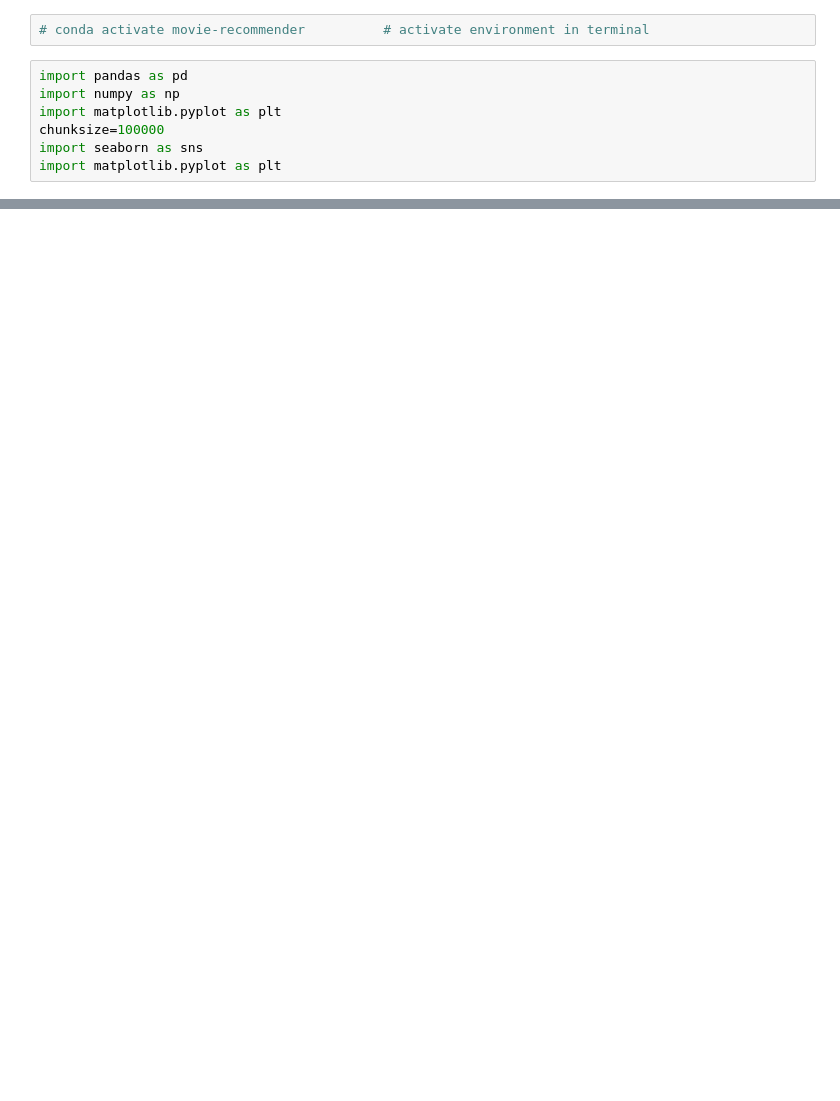
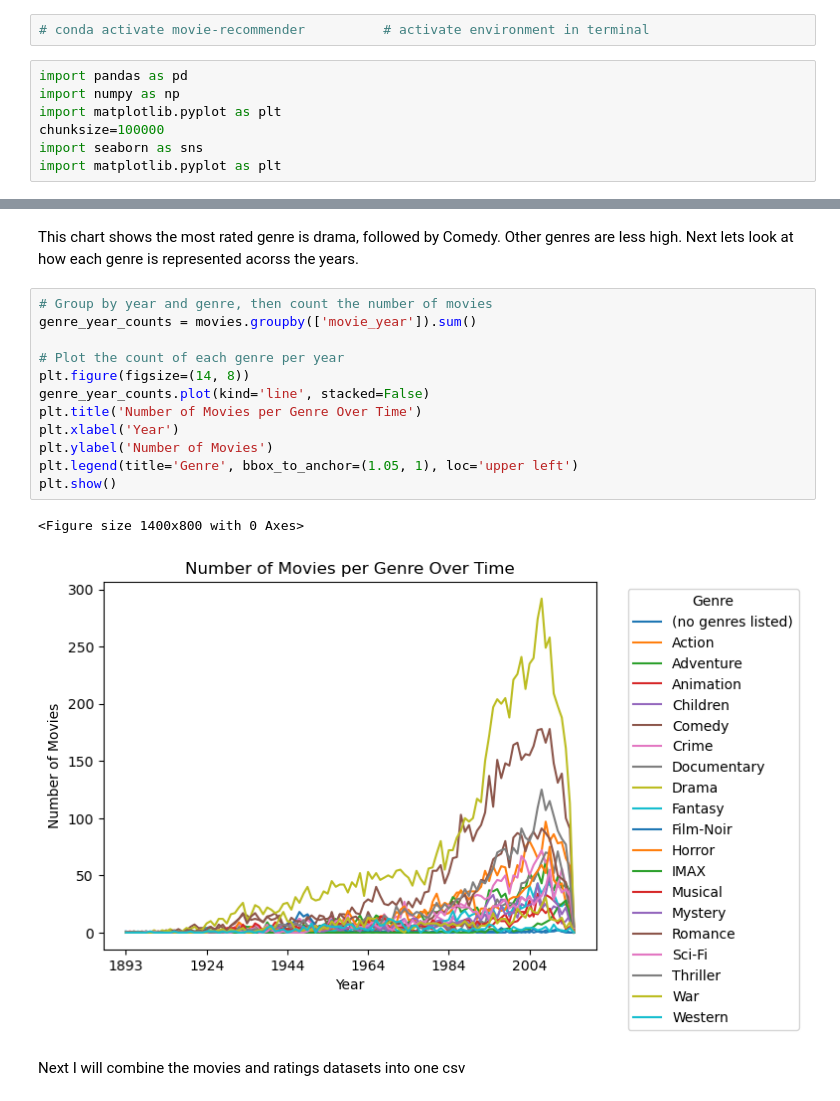
Before and after one commit to padraicohora/movie-recommendation, a Jupyter notebook: exploration/movies_univariate.ipynb, the cells around one changed output, grey strips where cells are left out. Saved outputs shown, nothing was run; the diff lists cells and outputs as text; blank space fills up the shorter version.

```diff
--- a/exploration/movies_univariate.ipynb
+++ b/exploration/movies_univariate.ipynb
@@ -78,0 +227,19 @@ next i want ot stack the genres on top of eachother so that there will be one co
+# %% [markdown]
+This chart shows the most rated genre is drama, followed by Comedy. Other genres are less high. Next lets look at how each genre is represented acorss the years.
+# %%
+# Group by year and genre, then count the number of movies
+genre_year_counts = movies.groupby(['movie_year']).sum()
+
+# Plot the count of each genre per year
+plt.figure(figsize=(14, 8))
+genre_year_counts.plot(kind='line', stacked=False)
+plt.title('Number of Movies per Genre Over Time')
+plt.xlabel('Year')
+plt.ylabel('Number of Movies')
+plt.legend(title='Genre', bbox_to_anchor=(1.05, 1), loc='upper left')
+plt.show()
+# %% [output]
+<Figure size 1400x800 with 0 Axes>
+[figure, added]
+# %% [markdown]
+Next I will combine the movies and ratings datasets into one csv
```
Also changed, not shown: parts of 23 cells of this notebook, 3 other files.
